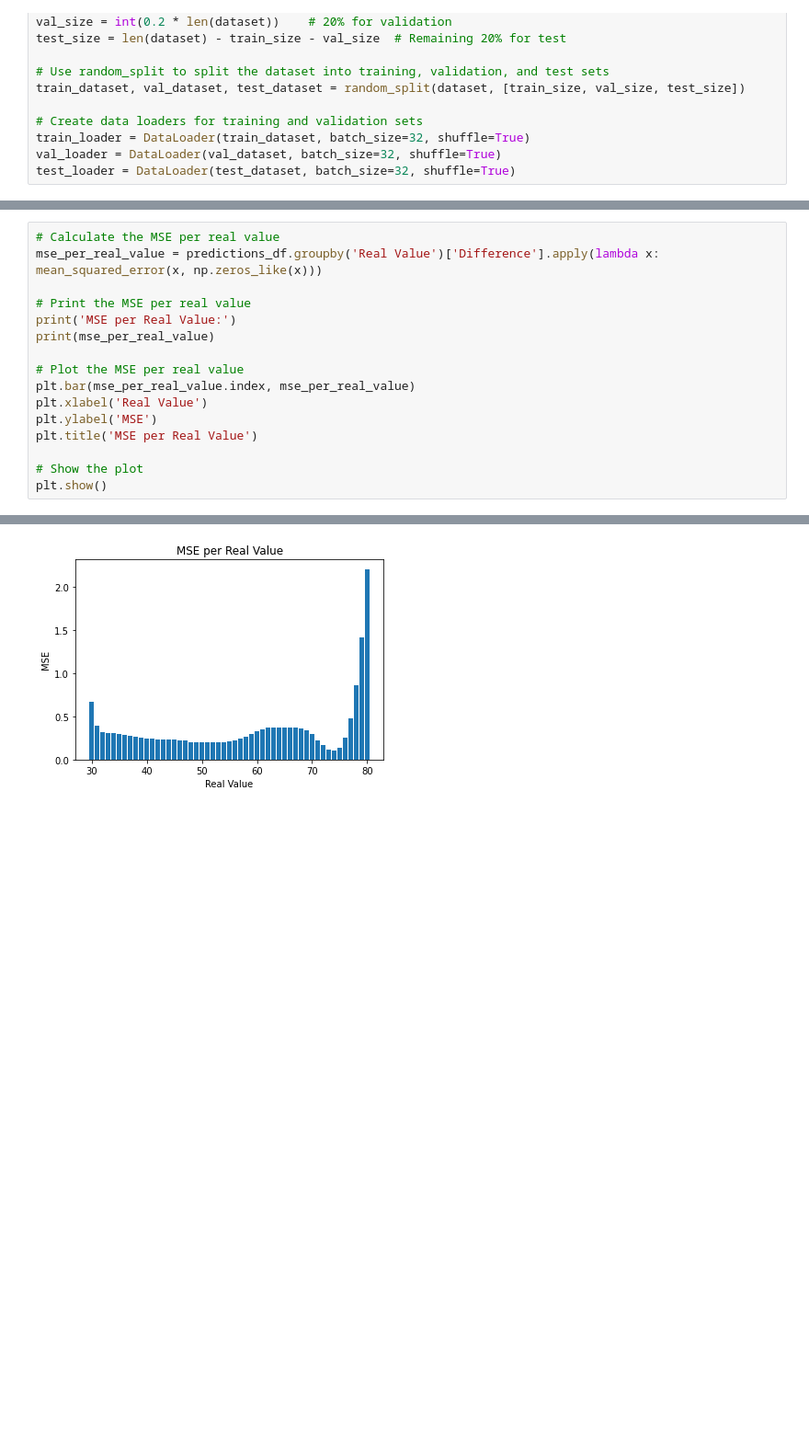
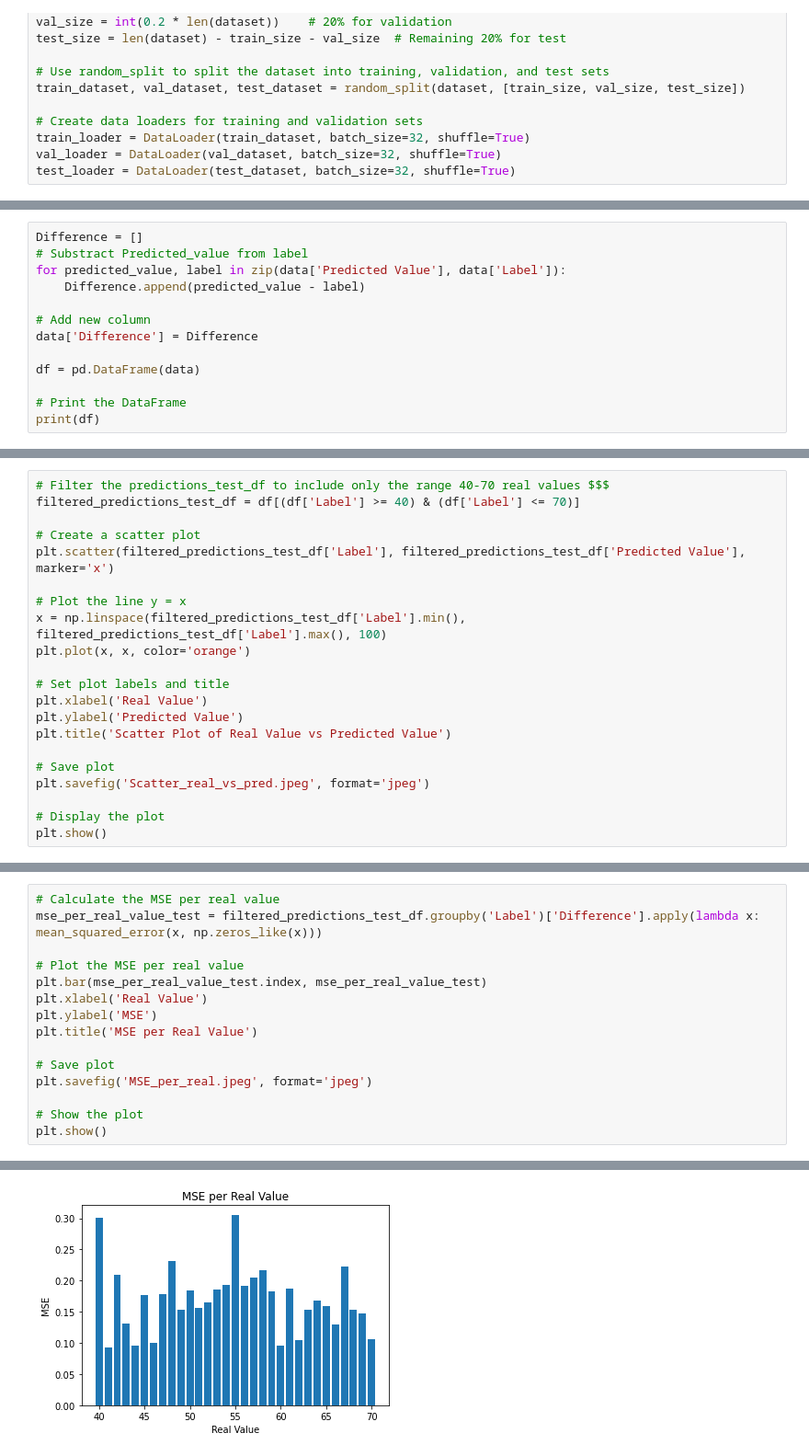
Before and after one commit to vanboven073/4AI00, a Jupyter notebook: Blender_Automation/CNN_tens_drop.ipynb, the cells around one changed output, grey strips where cells are left out. Shown at 92% size. Cells and saved outputs as stored; diff of their text form; blank space fills up the shorter version.

```diff
--- a/Blender_Automation/CNN_tens_drop.ipynb
+++ b/Blender_Automation/CNN_tens_drop.ipynb
@@ -408,0 +331,13 @@ Mean Squared Error (MSE): 0.3475041678628829
+# %%
+Difference = []
+# Substract Predicted_value from label
+for predicted_value, label in zip(data['Predicted Value'], data['Label']):
+    Difference.append(predicted_value - label)
+
+# Add new column
+data['Difference'] = Difference
+
+df = pd.DataFrame(data)
+
+# Print the DataFrame
+print(df)
@@ -408,0 +359,21 @@ Mean Squared Error (MSE): 0.3475041678628829
+# %%
+# Filter the predictions_test_df to include only the range 40-70 real values $$$
+filtered_predictions_test_df = df[(df['Label'] >= 40) & (df['Label'] <= 70)]
+
+# Create a scatter plot
+plt.scatter(filtered_predictions_test_df['Label'], filtered_predictions_test_df['Predicted Value'], marker='x')
+
+# Plot the line y = x
+x = np.linspace(filtered_predictions_test_df['Label'].min(), filtered_predictions_test_df['Label'].max(), 100)
+plt.plot(x, x, color='orange')
+
+# Set plot labels and title
+plt.xlabel('Real Value')
+plt.ylabel('Predicted Value')
+plt.title('Scatter Plot of Real Value vs Predicted Value')
+
+# Save plot
+plt.savefig('Scatter_real_vs_pred.jpeg', format='jpeg')
+
+# Display the plot
+plt.show()
@@ -409,17 +382,16 @@ Mean Squared Error (MSE): 0.3475041678628829
 # %%
 # Calculate the MSE per real value
-mse_per_real_value = predictions_df.groupby('Real Value')['Difference'].apply(lambda x: mean_squared_error(x, np.zeros_like(x)))
-
-# Print the MSE per real value
-print('MSE per Real Value:')
-print(mse_per_real_value)
+mse_per_real_value_test = filtered_predictions_test_df.groupby('Label')['Difference'].apply(lambda x: mean_squared_error(x, np.zeros_like(x)))
 
 # Plot the MSE per real value
-plt.bar(mse_per_real_value.index, mse_per_real_value)
+plt.bar(mse_per_real_value_test.index, mse_per_real_value_test)
 plt.xlabel('Real Value')
 plt.ylabel('MSE')
 plt.title('MSE per Real Value')
 
+# Save plot
+plt.savefig('MSE_per_real.jpeg', format='jpeg')
+
 # Show the plot
 plt.show()
 # %% [output]
@@ -443 +398 @@ Name: Difference, dtype: float64
-[figure, old version]
+[figure, new version]
```
Also changed, not shown: parts of 18 cells of this notebook, 1 other file.
